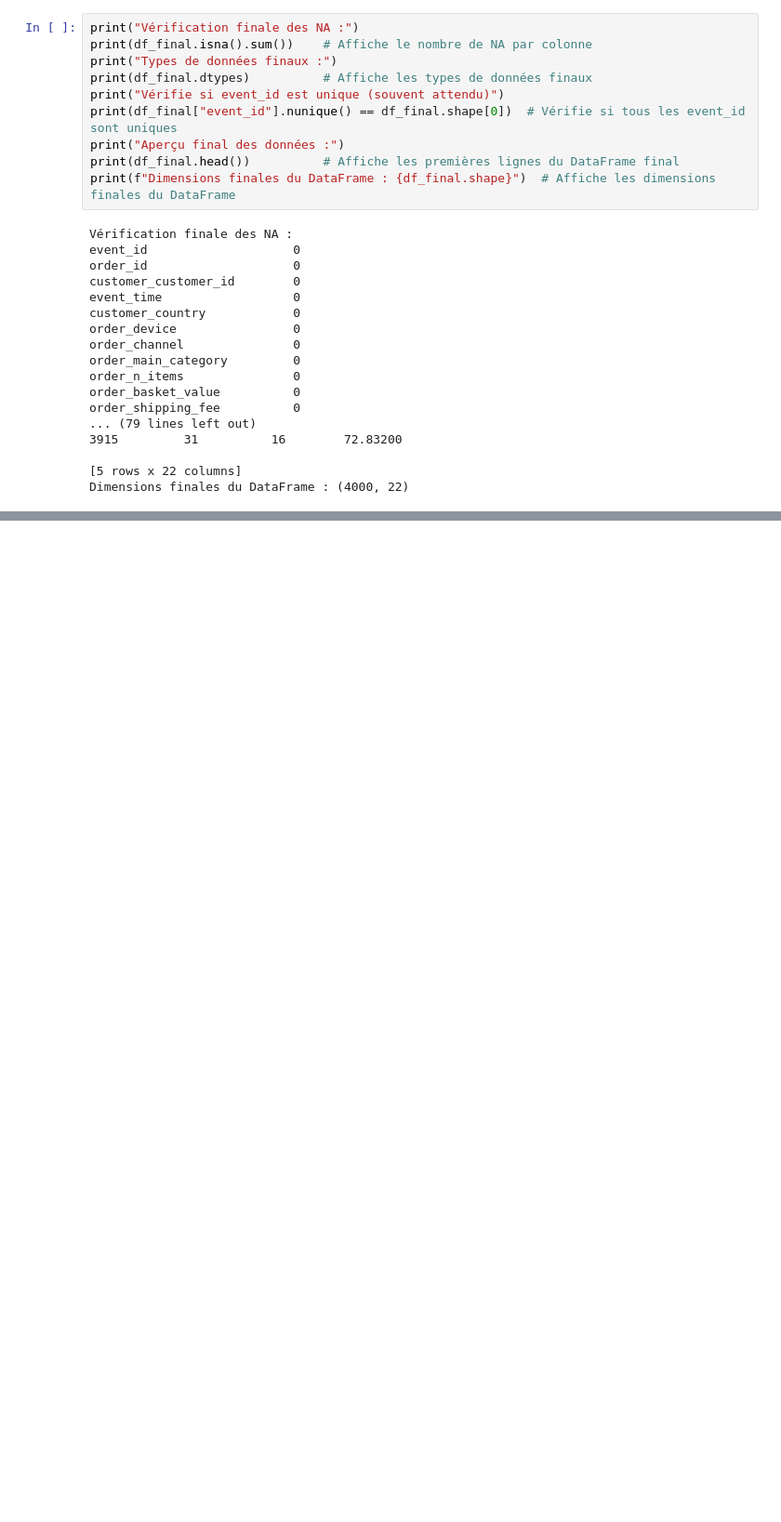
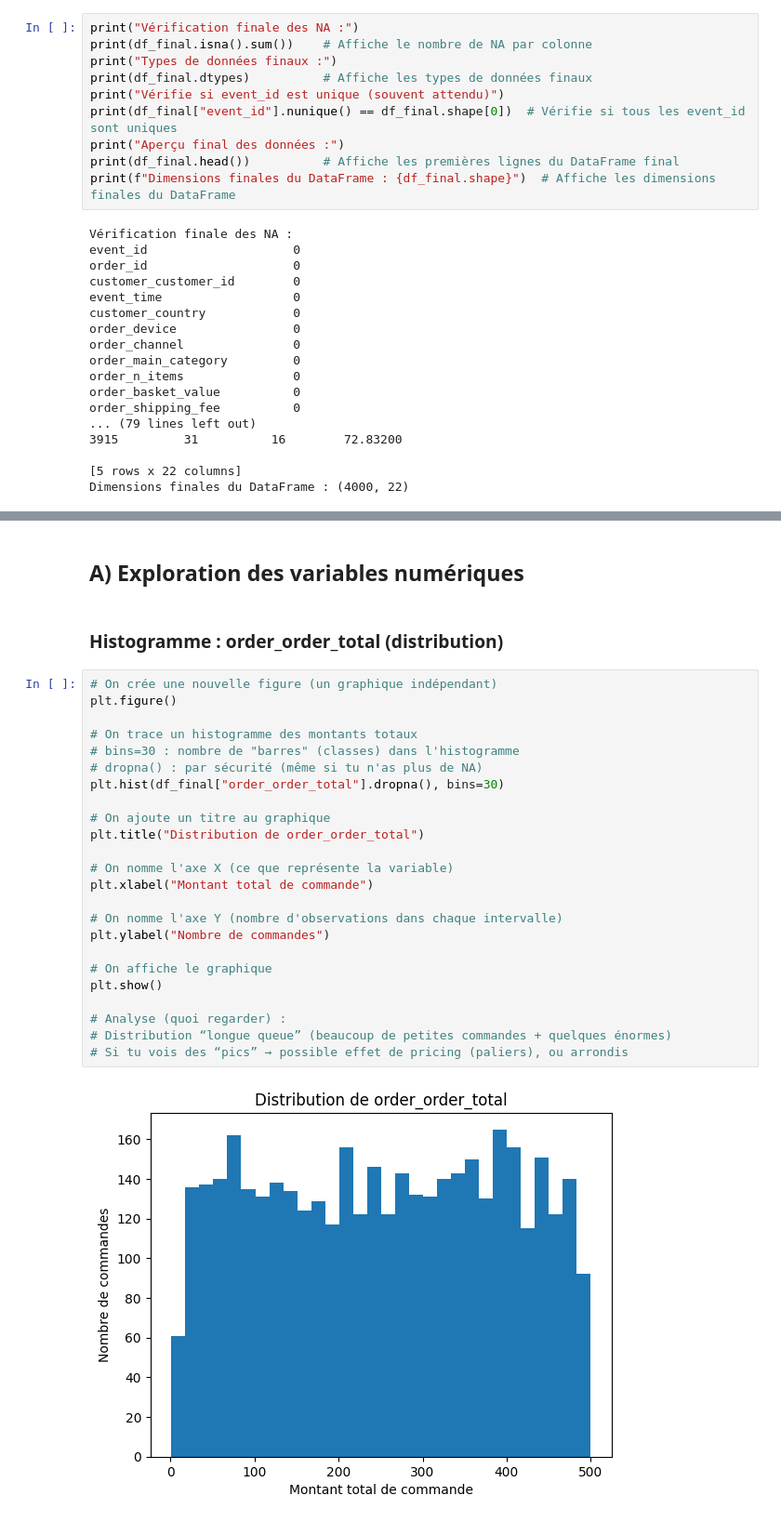
Before and after one commit to epsf-a-mosquera/PreparationExamenBloc2, a Jupyter notebook: notebooks/exploration.ipynb, the cells around one changed output, grey strips where cells are left out. Shown at 93% size. Cells and saved outputs as stored; diff of their text form; blank space fills up the shorter version.

```diff
--- a/notebooks/exploration.ipynb
+++ b/notebooks/exploration.ipynb
@@ -651,0 +728,30 @@ Dimensions finales du DataFrame : (4000, 22)
+# %% [markdown]
+## A) Exploration des variables numériques
+# %% [markdown]
+### Histogramme : order_order_total (distribution)
+# %%
+# On crée une nouvelle figure (un graphique indépendant)
+plt.figure()
+
+# On trace un histogramme des montants totaux
+# bins=30 : nombre de "barres" (classes) dans l'histogramme
+# dropna() : par sécurité (même si tu n'as plus de NA)
+plt.hist(df_final["order_order_total"].dropna(), bins=30)
+
+# On ajoute un titre au graphique
+plt.title("Distribution de order_order_total")
+
+# On nomme l'axe X (ce que représente la variable)
+plt.xlabel("Montant total de commande")
+
+# On nomme l'axe Y (nombre d'observations dans chaque intervalle)
+plt.ylabel("Nombre de commandes")
+
+# On affiche le graphique
+plt.show()
+
+# Analyse (quoi regarder) :
+# Distribution “longue queue” (beaucoup de petites commandes + quelques énormes)
+# Si tu vois des “pics” → possible effet de pricing (paliers), ou arrondis
+# %% [output]
+[figure, added]
```
Also changed, not shown: parts of 44 cells of this notebook, 5 other files.
